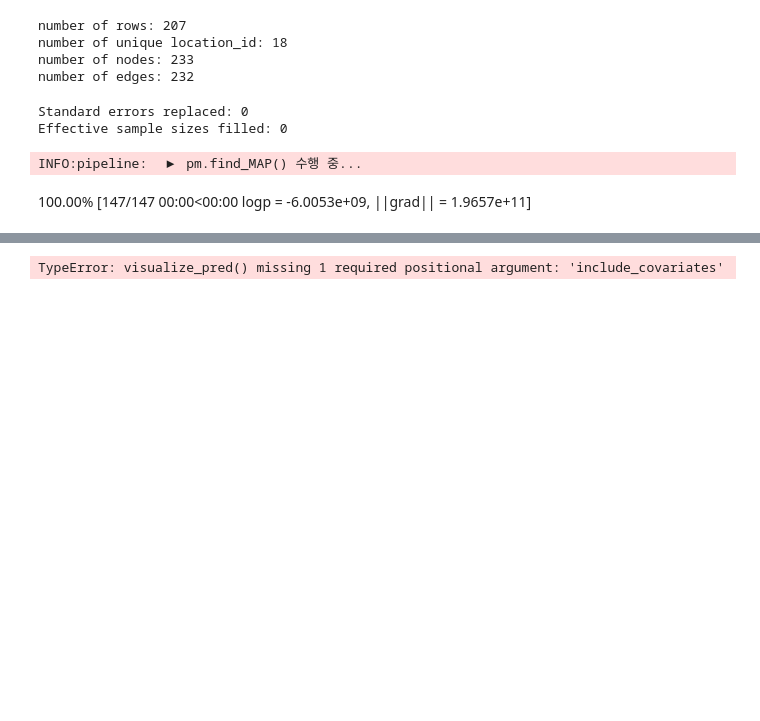
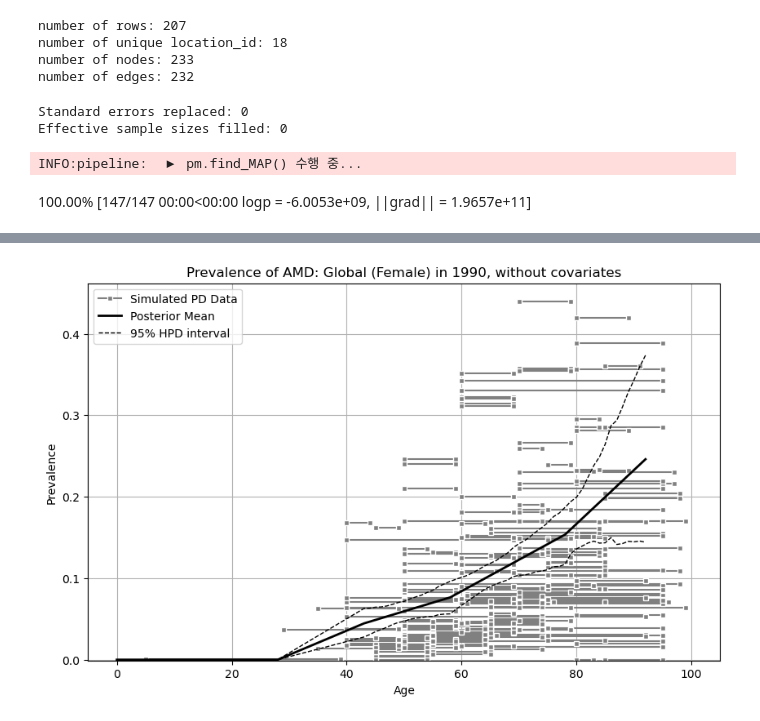
Before and after one commit to EonSJeon/dismod_mr_migrated, a Jupyter notebook: reforged_mr/predict_for_no_cov.ipynb, the cells around one changed output, grey strips where cells are left out. Drawn from its saved outputs; the diff is of its cells as text; code cells hidden in the pictures; blank space fills up the shorter version.

Commit message:
finished: adding only_sex_covariants

```diff
--- a/reforged_mr/predict_for_no_cov.ipynb
+++ b/reforged_mr/predict_for_no_cov.ipynb
@@ -10,6 +10,7 @@ print(pipeline.__file__)
 /Users/Dev/AMD/dismod_mr_migrated/reforged_mr/pipeline.py
 # %%
 include_covariates = False
+include_only_sex_covariate = False
 # %%
 input_dir  = './input_data'
 stage_dirs = ['amd_sim_data', 'amd_sim_data_Early', 'amd_sim_data_Intermediate', 'amd_sim_data_Late-dry', 'amd_sim_data_Late-wet']
@@ -88,31 +85,32 @@ Coordinates:
 # %%
 # Global: 1
 
 # High-income Asia Pacific: 65
     # Brunei Darussalam: 66
     # Japan: 67
     # Republic of Korea: 68
     # Singapore: 69
 
 # USA: 102
 
 # Cambodia: 10
 year = 1990
 sex = 'Female'
 location_id = 1
 
-pred = pipeline.predict_for(pm_model            = pm_model,
-                            idata               = idata,
-                            include_covariates  = include_covariates,
-                            lower               = 0.0,
-                            upper               = 1.0,
-                            year                = year,
-                            location_id         = location_id,
-                            sex                 = sex
+pred = pipeline.predict_for(pm_model                   = pm_model,
+                            idata                      = idata,
+                            include_covariates         = include_covariates,
+                            include_only_sex_covariate = include_only_sex_covariate,
+                            lower                      = 0.0,
+                            upper                      = 1.0,
+                            year                       = year,
+                            location_id                = location_id,
+                            sex                        = sex
                             )
 
-pipeline.visualize_pred(pred, pm_model.shared_data['data'], year, pm_model.shared_data['id_to_name'][location_id], sex, include_covariates)
+pipeline.visualize_pred(pred, pm_model.shared_data['data'], year, pm_model.shared_data['id_to_name'][location_id], sex, include_covariates, include_only_sex_covariate)
 # %% [output]
-TypeError: visualize_pred() missing 1 required positional argument: 'include_covariates'
+[figure, added]
 # %%
 # Execute above cells
```
Also changed, not shown: parts of 3 cells of this notebook, 3 other files.
